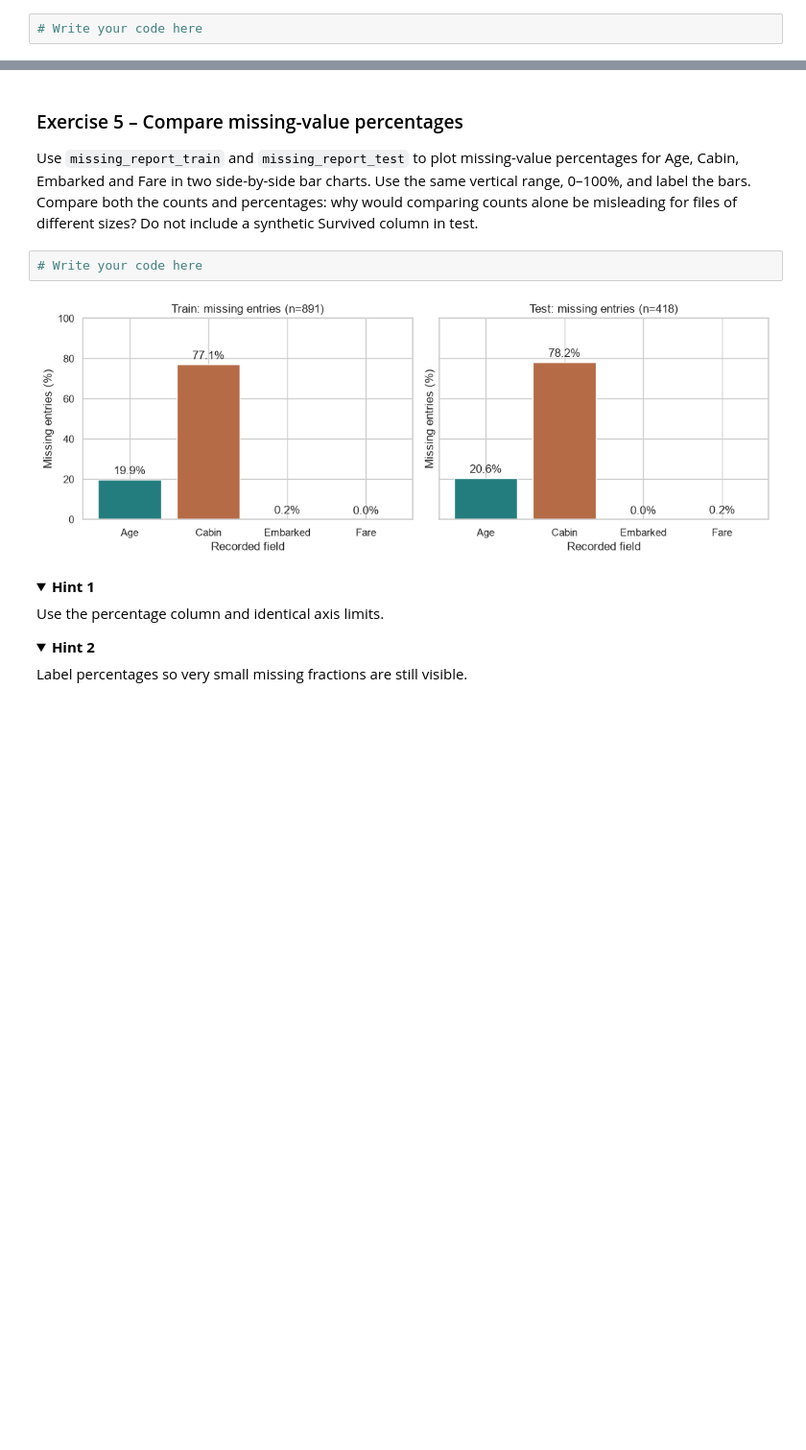
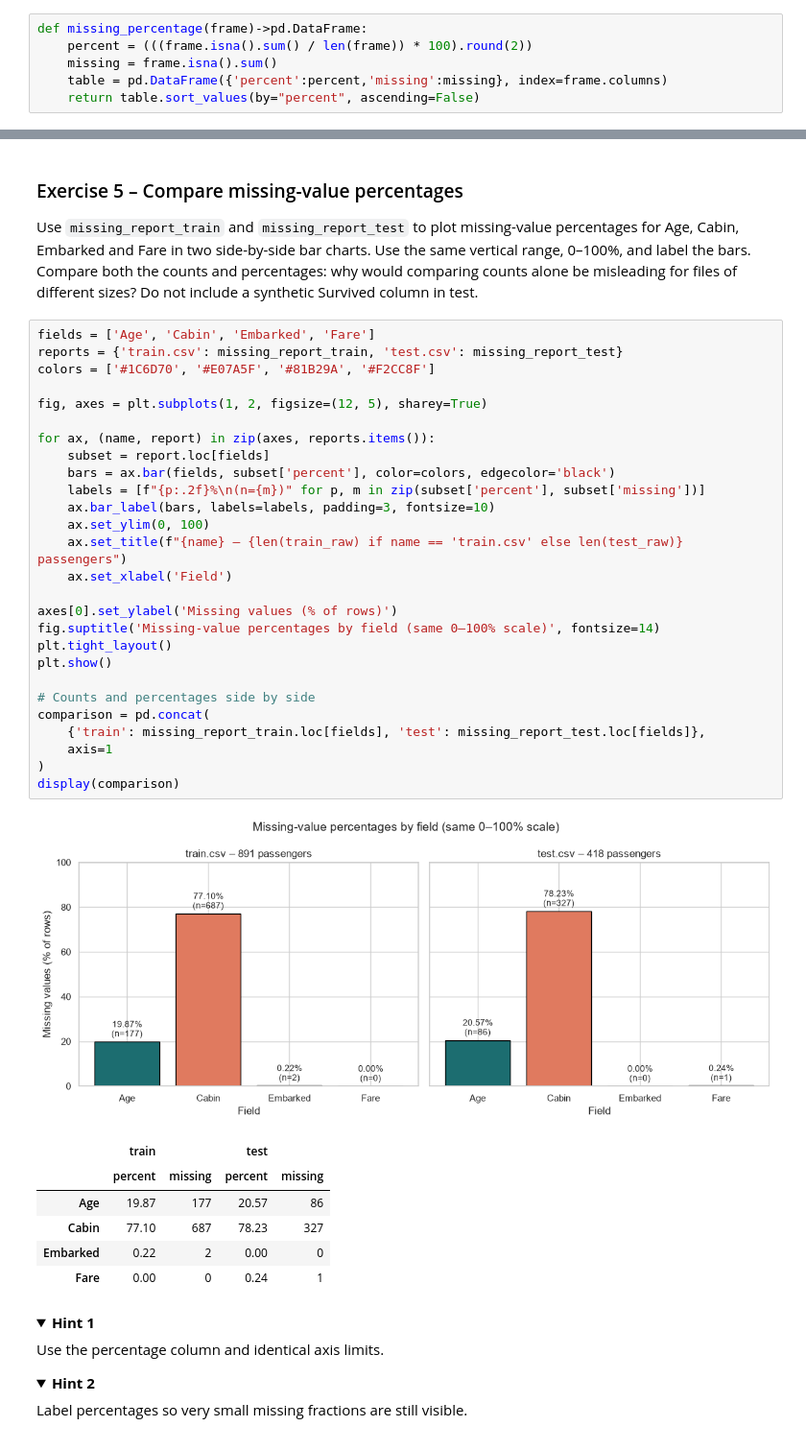
Before and after one commit to OrangeBoop/Lab02, a Jupyter notebook: Lab4/Lab4-Persky Idan 215548512 , Golan Amir 216264333.ipynb, the cells around one changed output, grey strips where cells are left out. Shown at 96% size. Cells and saved outputs as stored; diff of their text form; folded sections open; blank space fills up the shorter version.

```diff
--- a/Lab4/Lab4-Persky Idan 215548512 , Golan Amir 216264333.ipynb
+++ b/Lab4/Lab4-Persky Idan 215548512 , Golan Amir 216264333.ipynb
@@ -303,4 +346,8 @@ fractions by class in train. Explain why a missing percentage alone does not
 justify an imputation method. The function should also return zero percentages
 for an empty input while retaining its supplied column names.
 # %%
-# Write your code here
+def missing_percentage(frame)->pd.DataFrame:
+    percent = (((frame.isna().sum() / len(frame)) * 100).round(2))
+    missing = frame.isna().sum()
+    table = pd.DataFrame({'percent':percent,'missing':missing}, index=frame.columns)
+    return table.sort_values(by="percent", ascending=False)
@@ -369,9 +434,40 @@ Use the same vertical range, 0–100%, and label the bars. Compare both the coun
 and percentages: why would comparing counts alone be misleading for files of
 different sizes? Do not include a synthetic Survived column in test.
 # %%
-# Write your code here
+fields = ['Age', 'Cabin', 'Embarked', 'Fare']
+reports = {'train.csv': missing_report_train, 'test.csv': missing_report_test}
+colors = ['#1C6D70', '#E07A5F', '#81B29A', '#F2CC8F']
+
+fig, axes = plt.subplots(1, 2, figsize=(12, 5), sharey=True)
+
+for ax, (name, report) in zip(axes, reports.items()):
+    subset = report.loc[fields]
+    bars = ax.bar(fields, subset['percent'], color=colors, edgecolor='black')
+    labels = [f"{p:.2f}%\n(n={m})" for p, m in zip(subset['percent'], subset['missing'])]
+    ax.bar_label(bars, labels=labels, padding=3, fontsize=10)
+    ax.set_ylim(0, 100)
+    ax.set_title(f"{name} – {len(train_raw) if name == 'train.csv' else len(test_raw)} passengers")
+    ax.set_xlabel('Field')
+
+axes[0].set_ylabel('Missing values (% of rows)')
+fig.suptitle('Missing-value percentages by field (same 0–100% scale)', fontsize=14)
+plt.tight_layout()
+plt.show()
+
+# Counts and percentages side by side
+comparison = pd.concat(
+    {'train': missing_report_train.loc[fields], 'test': missing_report_test.loc[fields]},
+    axis=1
+)
+display(comparison)
 # %% [output]
-[figure, old version]
+[figure, new version]
+|  | train |  | test |  |
+|  | percent | missing | percent | missing |
+| Age | 19.87 | 177 | 20.57 | 86 |
+| Cabin | 77.10 | 687 | 78.23 | 327 |
+| Embarked | 0.22 | 2 | 0.00 | 0 |
+| Fare | 0.00 | 0 | 0.24 | 1 |
 # %% [markdown]
 <details><summary><b>Hint 1</b></summary>
 
```
Also changed, not shown: parts of 38 cells of this notebook, 1 other file.
